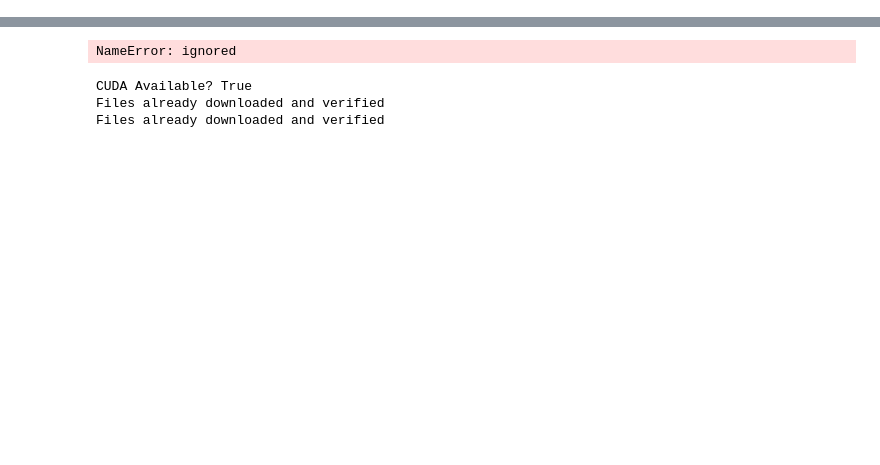
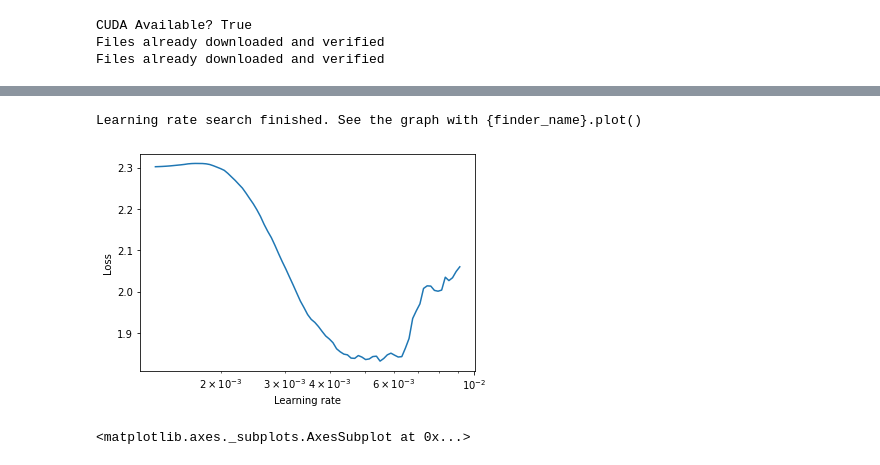
Before and after one commit to pandian-raja/EVA4_Session11, a Jupyter notebook: Session10.ipynb, the cells around one changed output, grey strips where cells are left out. Cells and saved outputs as stored; diff of their text form; code cells hidden in the pictures; blank space fills up the shorter version.

```diff
--- a/Session10.ipynb
+++ b/Session10.ipynb
@@ -94,6 +56,14 @@ class Session11(nn.Module):
+# %%
+trainloader, testloader, classes, device = gd.GetData.importDataset()
+# %% [output]
+CUDA Available? True
+Files already downloaded and verified
+Files already downloaded and verified
 # %%
+model = rs.Session11().to(device);
 criterion = nn.CrossEntropyLoss()
-
-optimizer = optim.SGD(model.parameters(), lr=0.01, momentum=0.9, weight_decay= 0.0001)
+optimizer = optim.SGD(model.parameters(), lr=0.01, momentum=0.9, nesterov=True, weight_decay= 0.0001)
 lr_finder = LRFinder(model, optimizer, criterion, device)
+lr_finder.range_test(train_loader = trainloader, val_loader = testloader, start_lr = 0.001, end_lr=0.01, num_iter=100)
+lr_finder.plot() # to inspect the loss-learning rate graph
 # %% [output]
@@ -100 +71,3 @@ lr_finder = LRFinder(model, optimizer, criterion, device)
-NameError: ignored
+Learning rate search finished. See the graph with {finder_name}.plot()
+[figure, added]
+<matplotlib.axes._subplots.AxesSubplot at 0x...>
@@ -178,6 +73,0 @@ class GetData():
-# %%
-trainloader, testloader, classes, device = GetData.importDataset()
-# %% [output]
-CUDA Available? True
-Files already downloaded and verified
-Files already downloaded and verified
```
Also changed, not shown: parts of 16 cells of this notebook.
